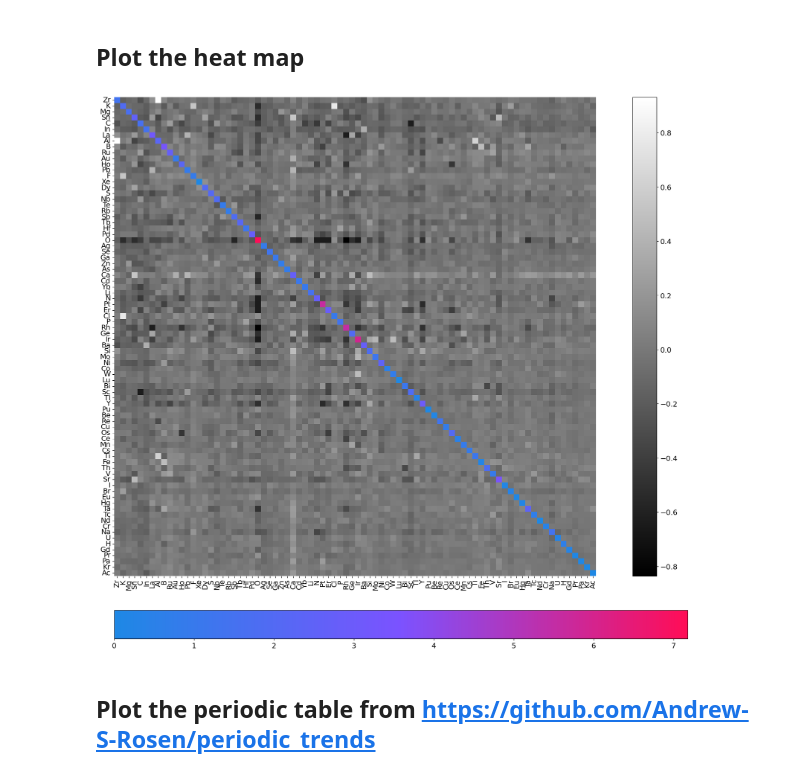
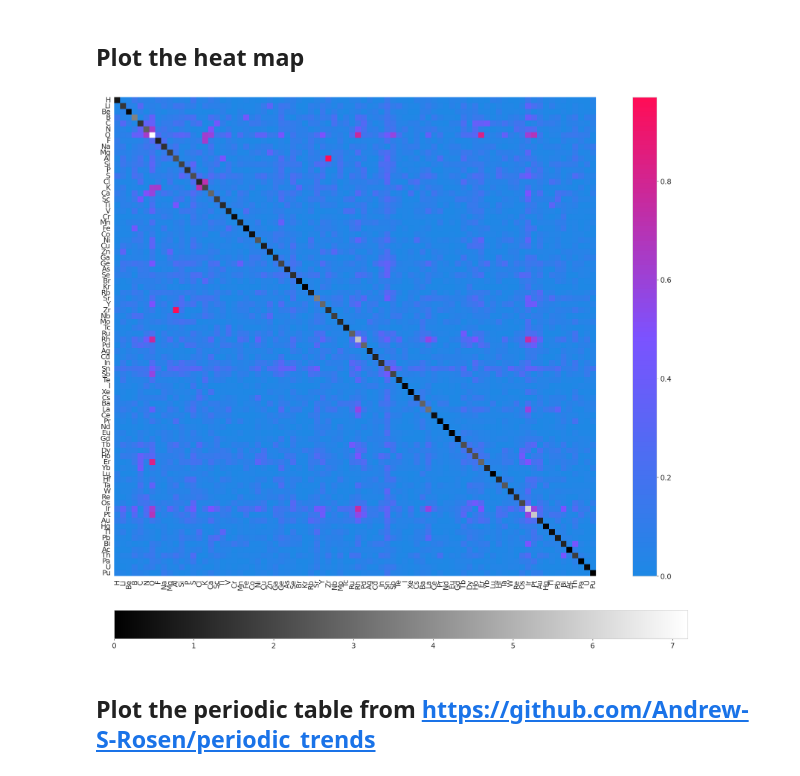
Before and after one commit to Sichao-Li/Diverse-Explanations-Physical-Sciences, a Jupyter notebook: case-1-aflow-bulk/aflow-Mendeleev encoding-MLP.ipynb, the cells around one changed output. Drawn from its saved outputs; the diff is of its cells as text; code cells hidden in the pictures.

Commit message:
change heatmap colormap

```diff
--- a/case-1-aflow-bulk/aflow-Mendeleev encoding-MLP.ipynb
+++ b/case-1-aflow-bulk/aflow-Mendeleev encoding-MLP.ipynb
@@ -122,35 +111,71 @@ matrix = matrix[38:57,38:57]
 # %%
 mask = np.eye(matrix.shape[0], dtype=bool)
+# %%
+# Create a dictionary mapping element symbols to their atomic numbers
+element_to_number = {
+    'H': 1, 'He': 2, 'Li': 3, 'Be': 4, 'B': 5, 'C': 6, 'N': 7, 'O': 8, 'F': 9, 'Ne': 10,
+    'Na': 11, 'Mg': 12, 'Al': 13, 'Si': 14, 'P': 15, 'S': 16, 'Cl': 17, 'Ar': 18, 'K': 19, 'Ca': 20,
+    'Sc': 21, 'Ti': 22, 'V': 23, 'Cr': 24, 'Mn': 25, 'Fe': 26, 'Co': 27, 'Ni': 28, 'Cu': 29, 'Zn': 30,
+    'Ga': 31, 'Ge': 32, 'As': 33, 'Se': 34, 'Br': 35, 'Kr': 36, 'Rb': 37, 'Sr': 38, 'Y': 39, 'Zr': 40,
+    'Nb': 41, 'Mo': 42, 'Tc': 43, 'Ru': 44, 'Rh': 45, 'Pd': 46, 'Ag': 47, 'Cd': 48, 'In': 49, 'Sn': 50,
+    'Sb': 51, 'Te': 52, 'I': 53, 'Xe': 54, 'Cs': 55, 'Ba': 56, 'La': 57, 'Ce': 58, 'Pr': 59, 'Nd': 60,
+    'Pm': 61, 'Sm': 62, 'Eu': 63, 'Gd': 64, 'Tb': 65, 'Dy': 66, 'Ho': 67, 'Er': 68, 'Tm': 69, 'Yb': 70,
+    'Lu': 71, 'Hf': 72, 'Ta': 73, 'W': 74, 'Re': 75, 'Os': 76, 'Ir': 77, 'Pt': 78, 'Au': 79, 'Hg': 80,
+    'Tl': 81, 'Pb': 82, 'Bi': 83, 'Po': 84, 'At': 85, 'Rn': 86, 'Fr': 87, 'Ra': 88, 'Ac': 89, 'Th': 90,
+    'Pa': 91, 'U': 92, 'Np': 93, 'Pu': 94, 'Am': 95, 'Cm': 96, 'Bk': 97, 'Cf': 98, 'Es': 99, 'Fm': 100,
+    'Md': 101, 'No': 102, 'Lr': 103, 'Rf': 104, 'Db': 105, 'Sg': 106, 'Bh': 107, 'Hs': 108, 'Mt': 109, 'Ds': 110,
+    'Rg': 111, 'Cn': 112, 'Nh': 113, 'Fl': 114, 'Mc': 115, 'Lv': 116, 'Ts': 117, 'Og': 118
+}
+
+def sort_periodic_table_matrix(matrix, element_names):
+    # Create a list of (element, index) tuples
+    element_indices = [(element, i) for i, element in enumerate(element_names)]
+
+    # Sort the list based on atomic numbers
+    sorted_indices = sorted(element_indices, key=lambda x: element_to_number[x[0]])
+
+    # Extract the sorted indices
+    new_order = [i for _, i in sorted_indices]
+
+    # Reorder the matrix rows and columns
+    sorted_matrix = matrix[new_order][:, new_order]
+
+    # Get the sorted element names
+    sorted_elements = [element for element, _ in sorted_indices]
+
+    return sorted_matrix, sorted_elements
+# %%
+sorted_matrix, sorted_elements = sort_periodic_table_matrix(matrix, feature_names)
 # %%
 import seaborn as sns
 import matplotlib.pyplot as plt
 import matplotlib
 fig, ax = plt.subplots(figsize=(20,20))
 plt.grid(False)
 ax.grid(False)
 
-cmap = matplotlib.colors.LinearSegmentedColormap.from_list("", ["#1E88E5", '#7C52FF', "#ff0d57"], N=180)
+cmap = matplotlib.colors.LinearSegmentedColormap.from_list("", ["#1E88E5", '#7C52FF', "#ff0d57"], N=100)
 # norm = plt.Normalize(fis_in_r_df_long['Loss'].min(), explainer.loss + explainer.epsilon)
 # sm = plt.cm.ScalarMappable(cmap=cmap, norm=norm)
 # Plot the heatmap for the diagonal
-sns.heatmap(matrix, mask=~mask, cbar=False, cmap=cmap, xticklabels=feature_names, yticklabels=feature_names)
+sns.heatmap(abs(sorted_matrix), mask=~mask, cbar=False, cmap='gray', xticklabels=sorted_elements, yticklabels=sorted_elements)
 
 # Plot the heatmap for the rest
-sns.heatmap(matrix, mask=mask, cbar=False, cmap='gray' , xticklabels=feature_names, yticklabels=feature_names)
+sns.heatmap(abs(sorted_matrix), mask=mask, cbar=False, cmap=cmap , xticklabels=sorted_elements, yticklabels=sorted_elements)
 
 # Create a colorbar at the top for the diagonal
 cbar_top = fig.colorbar(ax.collections[0], ax=ax, orientation='horizontal', pad=0.01, anchor=(0.5, 0.5), )
 
 # Create a colorbar at the right for the rest
 cbar_right = fig.colorbar(ax.collections[1], ax=ax, orientation='vertical', pad=0.01, anchor=(0.5, 0.5))
 ax.xaxis.set_tick_params(labelsize=14)
 ax.yaxis.set_tick_params(labelsize=14)
 cbar_top.ax.tick_params(labelsize=14)
 cbar_right.ax.tick_params(labelsize=14)
-# plt.savefig('Mendeleev-MLP-MR-heatmap-aflow.png', dpi=300, bbox_inches='tight')
+plt.savefig('Mendeleev-MLP-MR-heatmap-aflow.png', dpi=300, bbox_inches='tight')
 plt.show()
 # %% [output]
-[figure, old version]
+[figure, new version]
 # %% [markdown]
 ## Plot the periodic table from https://github.com/Andrew-S-Rosen/periodic_trends
 # %%
```
Also changed, not shown: parts of 7 cells of this notebook, 2 other files.
